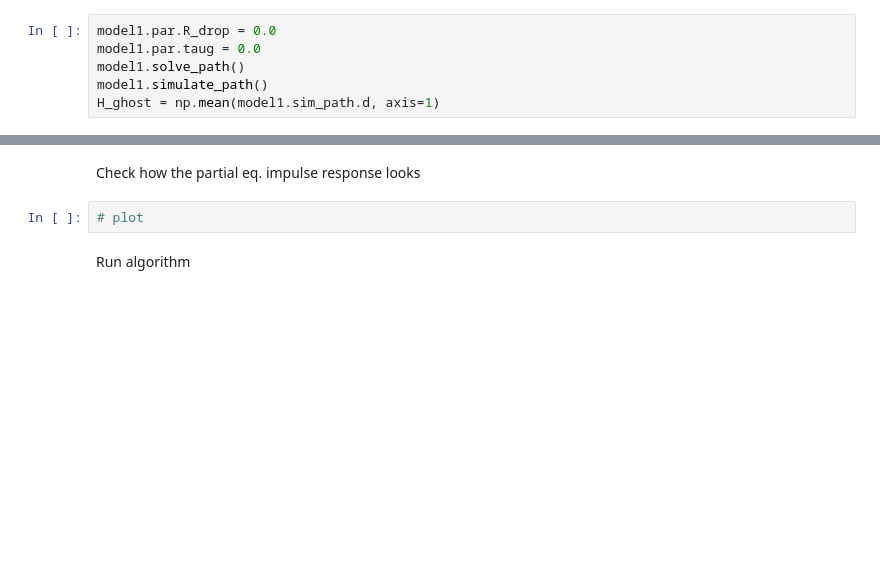
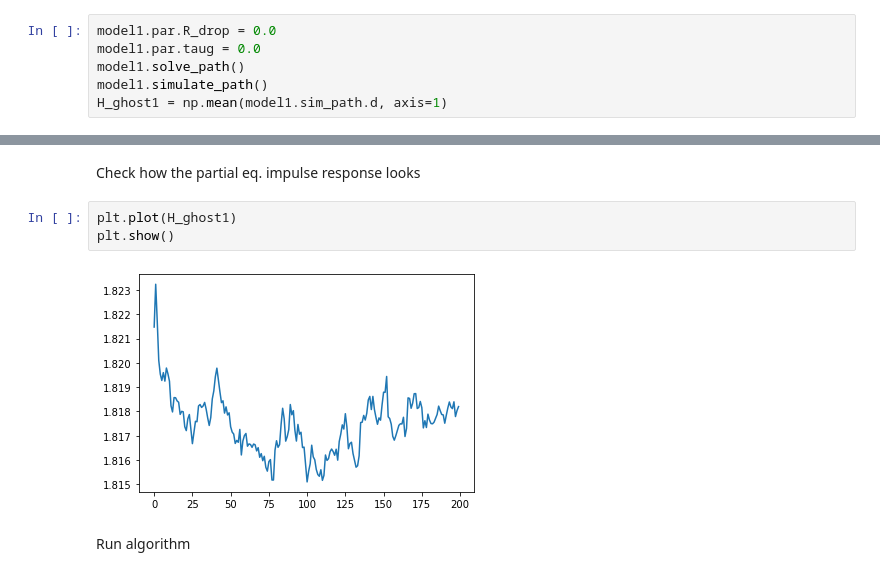
Before and after one commit to madsankern/MA_thesis, a Jupyter notebook: 01 - Transition.ipynb, the cells around one changed output, grey strips where cells are left out. Saved outputs shown, nothing was run; the diff lists cells and outputs as text; blank space fills up the shorter version.

```diff
--- a/01 - Transition.ipynb
+++ b/01 - Transition.ipynb
@@ -48,7 +45,7 @@ model1.par.R_drop = 0.0
 model1.par.taug = 0.0
 model1.solve_path()
 model1.simulate_path()
-H_ghost = np.mean(model1.sim_path.d, axis=1)
+H_ghost1 = np.mean(model1.sim_path.d, axis=1)
 # %% [markdown]
 Reset interest rate drop
 # %%
@@ -56,7 +53,10 @@ model1.par.R_drop = 0.005
 # %% [markdown]
 Check how the partial eq. impulse response looks
 # %%
-# plot
+plt.plot(H_ghost1)
+plt.show()
+# %% [output]
+[figure, added]
 # %% [markdown]
 Run algorithm
 # %%
```
Also changed, not shown: parts of 18 cells of this notebook.
